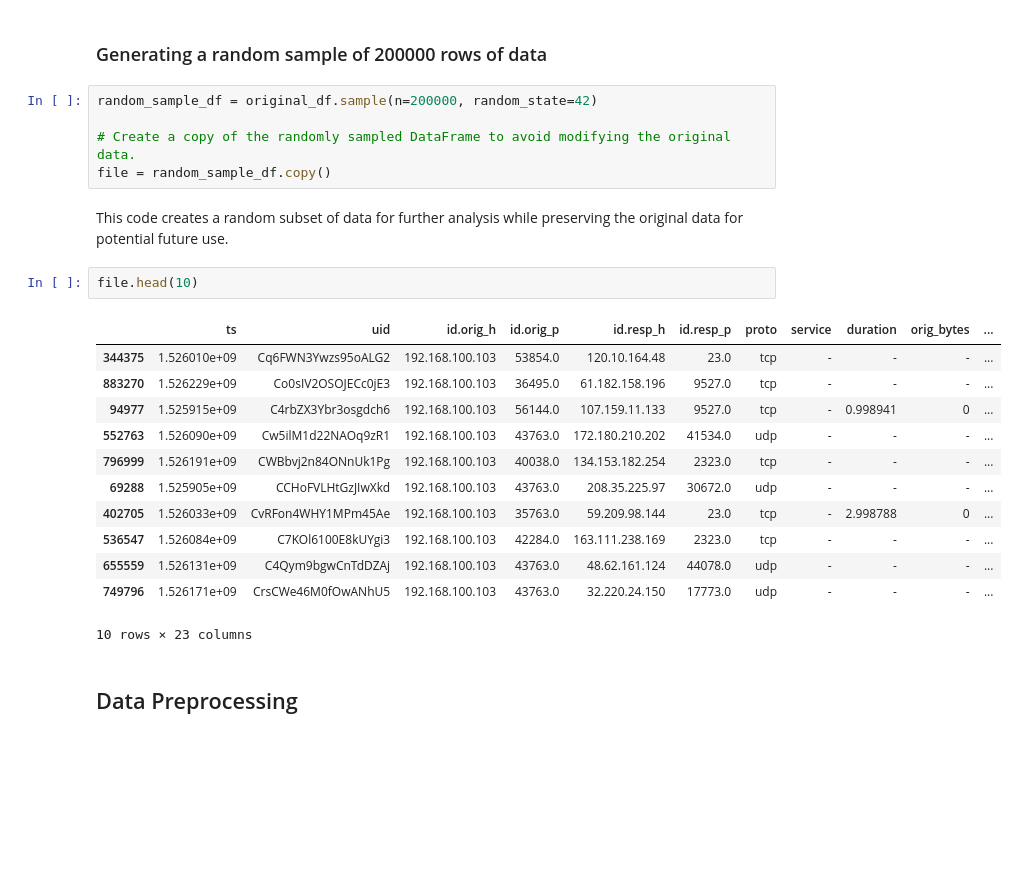
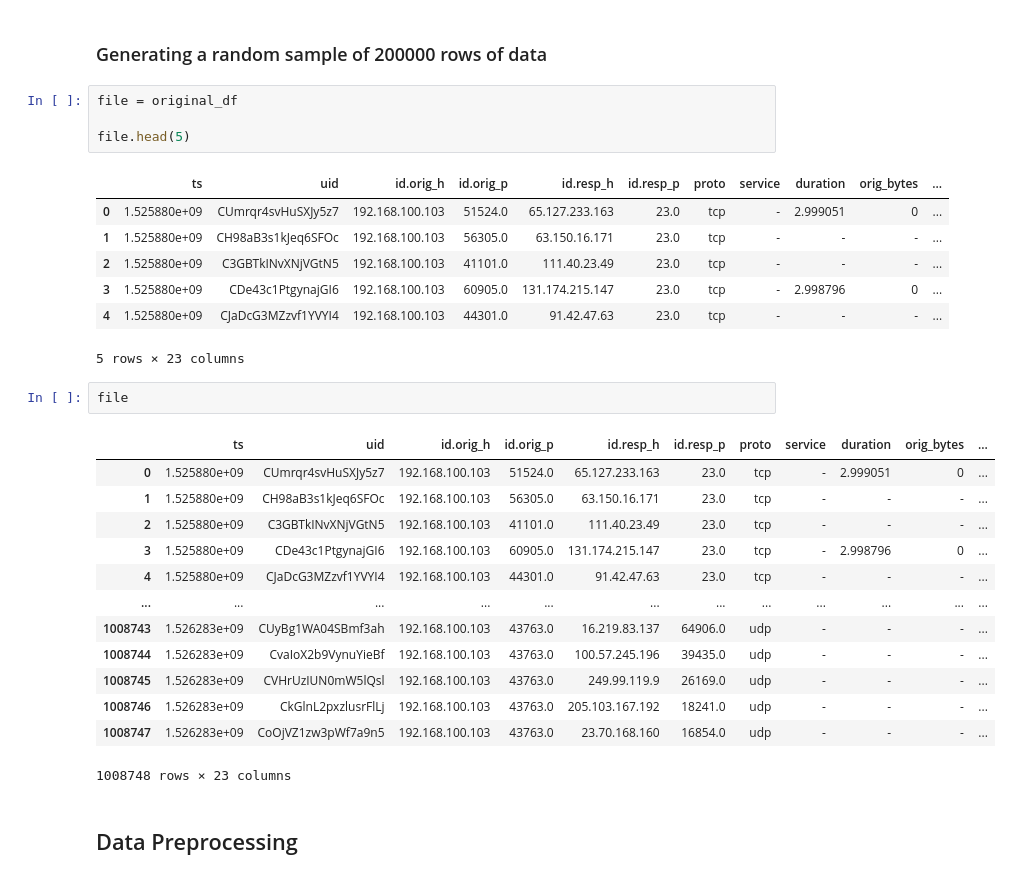
Before and after one commit to Hadelexyz99/ProjectThreatDetectionSystem, a Jupyter notebook: Threat Detection System.ipynb, the cells around one changed output. Drawn from its saved outputs; the diff is of its cells as text; blank space fills up the shorter version.

```diff
--- a/Threat Detection System.ipynb
+++ b/Threat Detection System.ipynb
@@ -140,28 +140,34 @@ original_df = pd.read_csv(r'C:\Users\pbrin\Downloads\CTU-IoT-Malware-Capture-1-1
 This line of code is loading the data from a CSV file assumed to contain information about web threats into a DataFrame object (tabular data structure) in Python for further analysis. If the data loading is successful, original_df will now hold the table of data from the CSV file.
 # %% [markdown]
 ### Generating a random sample of 200000 rows of data
-# %%
-random_sample_df = original_df.sample(n=200000, random_state=42)
-
-# Create a copy of the randomly sampled DataFrame to avoid modifying the original data.
-file = random_sample_df.copy()
-# %% [markdown]
-This code creates a random subset of data for further analysis while preserving the original data for potential future use.
 # %%
-file.head(10)
+file = original_df
+
+file.head(5)
 # %% [output]
 |  | ts | uid | id.orig_h | id.orig_p | id.resp_h | id.resp_p | proto | service | duration | orig_bytes | ... |
-| 344375 | 1.526010e+09 | Cq6FWN3Ywzs95oALG2 | 192.168.100.103 | 53854.0 | 120.10.164.48 | 23.0 | tcp | - | - | - | ... |
-| 883270 | 1.526229e+09 | Co0sIV2OSOJECc0jE3 | 192.168.100.103 | 36495.0 | 61.182.158.196 | 9527.0 | tcp | - | - | - | ... |
-| 94977 | 1.525915e+09 | C4rbZX3Ybr3osgdch6 | 192.168.100.103 | 56144.0 | 107.159.11.133 | 9527.0 | tcp | - | 0.998941 | 0 | ... |
-| 552763 | 1.526090e+09 | Cw5ilM1d22NAOq9zR1 | 192.168.100.103 | 43763.0 | 172.180.210.202 | 41534.0 | udp | - | - | - | ... |
-| 796999 | 1.526191e+09 | CWBbvj2n84ONnUk1Pg | 192.168.100.103 | 40038.0 | 134.153.182.254 | 2323.0 | tcp | - | - | - | ... |
-| 69288 | 1.525905e+09 | CCHoFVLHtGzJIwXkd | 192.168.100.103 | 43763.0 | 208.35.225.97 | 30672.0 | udp | - | - | - | ... |
-| 402705 | 1.526033e+09 | CvRFon4WHY1MPm45Ae | 192.168.100.103 | 35763.0 | 59.209.98.144 | 23.0 | tcp | - | 2.998788 | 0 | ... |
-| 536547 | 1.526084e+09 | C7KOl6100E8kUYgi3 | 192.168.100.103 | 42284.0 | 163.111.238.169 | 2323.0 | tcp | - | - | - | ... |
-| 655559 | 1.526131e+09 | C4Qym9bgwCnTdDZAj | 192.168.100.103 | 43763.0 | 48.62.161.124 | 44078.0 | udp | - | - | - | ... |
-| 749796 | 1.526171e+09 | CrsCWe46M0fOwANhU5 | 192.168.100.103 | 43763.0 | 32.220.24.150 | 17773.0 | udp | - | - | - | ... |
+| 0 | 1.525880e+09 | CUmrqr4svHuSXJy5z7 | 192.168.100.103 | 51524.0 | 65.127.233.163 | 23.0 | tcp | - | 2.999051 | 0 | ... |
+| 1 | 1.525880e+09 | CH98aB3s1kJeq6SFOc | 192.168.100.103 | 56305.0 | 63.150.16.171 | 23.0 | tcp | - | - | - | ... |
+| 2 | 1.525880e+09 | C3GBTkINvXNjVGtN5 | 192.168.100.103 | 41101.0 | 111.40.23.49 | 23.0 | tcp | - | - | - | ... |
+| 3 | 1.525880e+09 | CDe43c1PtgynajGI6 | 192.168.100.103 | 60905.0 | 131.174.215.147 | 23.0 | tcp | - | 2.998796 | 0 | ... |
+| 4 | 1.525880e+09 | CJaDcG3MZzvf1YVYI4 | 192.168.100.103 | 44301.0 | 91.42.47.63 | 23.0 | tcp | - | - | - | ... |
-10 rows × 23 columns
+5 rows × 23 columns
+# %%
+file
+# %% [output]
+|  | ts | uid | id.orig_h | id.orig_p | id.resp_h | id.resp_p | proto | service | duration | orig_bytes | ... |
+| 0 | 1.525880e+09 | CUmrqr4svHuSXJy5z7 | 192.168.100.103 | 51524.0 | 65.127.233.163 | 23.0 | tcp | - | 2.999051 | 0 | ... |
+| 1 | 1.525880e+09 | CH98aB3s1kJeq6SFOc | 192.168.100.103 | 56305.0 | 63.150.16.171 | 23.0 | tcp | - | - | - | ... |
+| 2 | 1.525880e+09 | C3GBTkINvXNjVGtN5 | 192.168.100.103 | 41101.0 | 111.40.23.49 | 23.0 | tcp | - | - | - | ... |
+| 3 | 1.525880e+09 | CDe43c1PtgynajGI6 | 192.168.100.103 | 60905.0 | 131.174.215.147 | 23.0 | tcp | - | 2.998796 | 0 | ... |
+| 4 | 1.525880e+09 | CJaDcG3MZzvf1YVYI4 | 192.168.100.103 | 44301.0 | 91.42.47.63 | 23.0 | tcp | - | - | - | ... |
+| ... | ... | ... | ... | ... | ... | ... | ... | ... | ... | ... | ... |
+| 1008743 | 1.526283e+09 | CUyBg1WA04SBmf3ah | 192.168.100.103 | 43763.0 | 16.219.83.137 | 64906.0 | udp | - | - | - | ... |
+| 1008744 | 1.526283e+09 | CvaIoX2b9VynuYieBf | 192.168.100.103 | 43763.0 | 100.57.245.196 | 39435.0 | udp | - | - | - | ... |
+| 1008745 | 1.526283e+09 | CVHrUzIUN0mW5lQsl | 192.168.100.103 | 43763.0 | 249.99.119.9 | 26169.0 | udp | - | - | - | ... |
+| 1008746 | 1.526283e+09 | CkGlnL2pxzlusrFlLj | 192.168.100.103 | 43763.0 | 205.103.167.192 | 18241.0 | udp | - | - | - | ... |
+| 1008747 | 1.526283e+09 | CoOjVZ1zw3pWf7a9n5 | 192.168.100.103 | 43763.0 | 23.70.168.160 | 16854.0 | udp | - | - | - | ... |
+1008748 rows × 23 columns
 # %% [markdown]
 ## Data Preprocessing
 # %%
```
Also changed, not shown: parts of 50 cells of this notebook, 6 other files.
